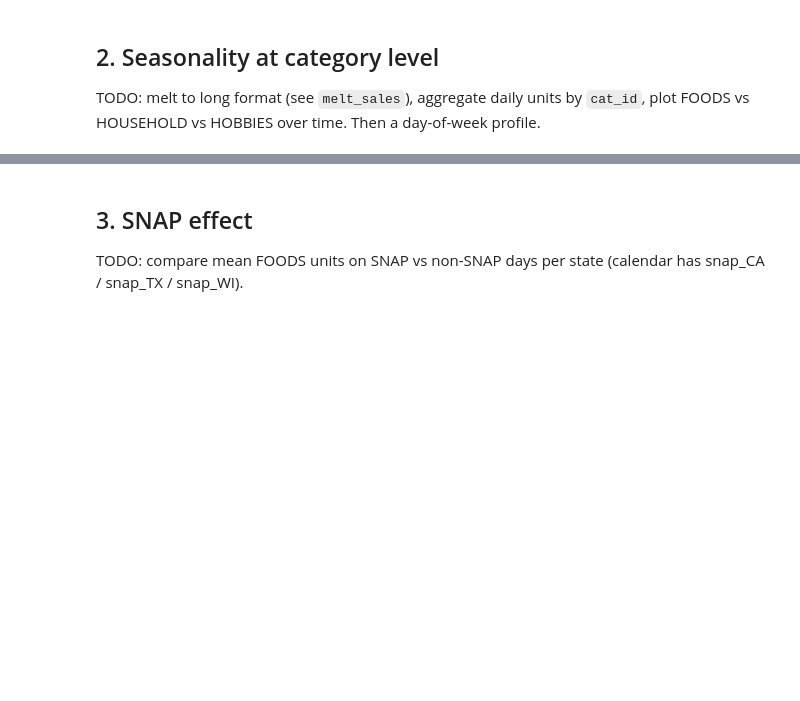
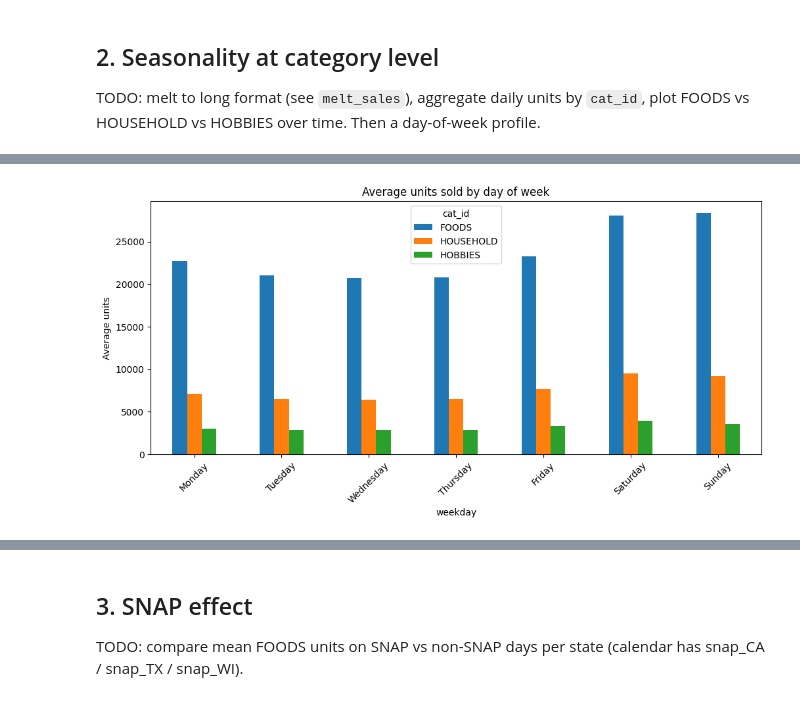
Before and after one commit to Habel7/m5-demand-forecasting, a Jupyter notebook: notebooks/01_exploratory_analysis.ipynb, the cells around one changed output, grey strips where cells are left out. Drawn from its saved outputs; the diff is of its cells as text; code cells hidden in the pictures; blank space fills up the shorter version.

```diff
--- a/notebooks/01_exploratory_analysis.ipynb
+++ b/notebooks/01_exploratory_analysis.ipynb
@@ -69,0 +90,15 @@ TODO: melt to long format (see `melt_sales`), aggregate daily units by `cat_id`,
+# %%
+# Add weekday to the daily category table
+cat_daily["weekday"] = pd.to_datetime(cat_daily.index).day_name()
+
+order = ["Monday","Tuesday","Wednesday","Thursday","Friday","Saturday","Sunday"]
+dow = cat_daily.groupby("weekday")[["FOODS","HOUSEHOLD","HOBBIES"]].mean().reindex(order)
+
+dow.plot(kind="bar", figsize=(12, 5))
+plt.title("Average units sold by day of week")
+plt.ylabel("Average units")
+plt.xticks(rotation=45)
+plt.savefig("../results/figures/category_dow.png", dpi=120, bbox_inches="tight")
+plt.show()
+# %% [output]
+[figure, added]
```
Also changed, not shown: parts of 3 cells of this notebook, 2 other files.
